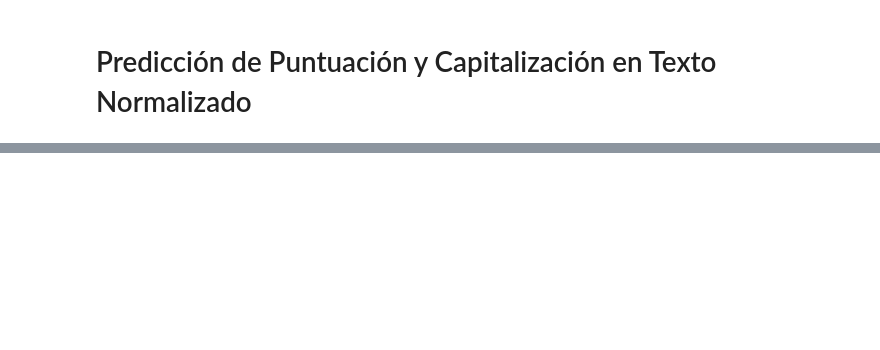
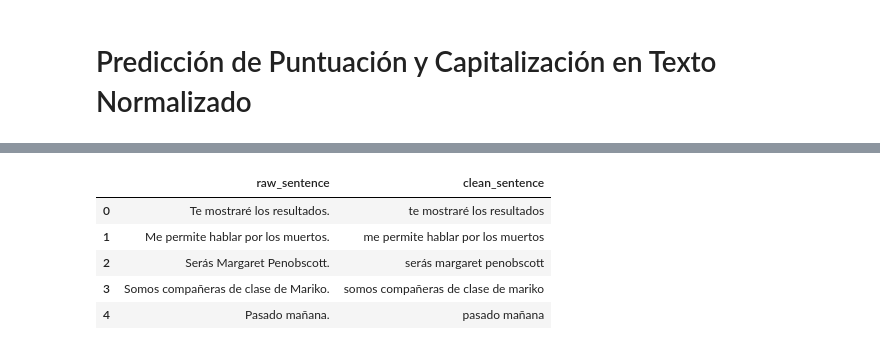
Before and after one commit to SantiDrelewicz/TP2AA, a Jupyter notebook: TP AA II.ipynb, the cells around one changed output, grey strips where cells are left out. Drawn from its saved outputs; the diff is of its cells as text; code cells hidden in the pictures; blank space fills up the shorter version.

```diff
--- a/TP AA II.ipynb
+++ b/TP AA II.ipynb
@@ -63,3 +36,6 @@ Please note that authentication is recommended but still optional to access publ
+# %%
+from transformers import BertTokenizerFast
+tokenizer_fast = BertTokenizerFast.from_pretrained("bert-base-multilingual-cased")
 # %%
 def capitalizacion_de_palabra(palabra: str) -> int:
     if palabra.islower(): return 0
@@ -168,0 +146,6 @@ dataset
+# %%
+INIT_PUNCT_MAP = {'': 0, '¿': 1}
+FINAL_PUNCT_MAP = {'': 0, ',': 1, '.': 2, '?': 3}
+CAP_MAP = {'lower': 0, 'title': 1, 'mixed': 2, 'upper': 3}
+df = tokenizar_con_etiquetas("¿Esperemos a todos los jugadorazos?", 1, tokenizer_fast)
+df
@@ -308,0 +567,70 @@ def train_epoch(model, dataloader, optimizer, criterion):
+# %%
+from transformers import BertTokenizer, BertModel
+import torch
+import re
+import pandas as pd
+import random
+from datasets import load_dataset
+from torch import nn
+
+RANDOM_SEED = 0
+def clean_text(text: str) -> str:
+    """
+    Lowercases and removes punctuation from the text, returning a "clean" version.
+    """
+    # remove leading/trailing whitespace
+    text = text.strip()
+    # lowercase
+    text = text.lower()
+    # remove punctuation (keep letters, numbers and spaces)
+    text = re.sub(r"[^\w\sáéíóúüñÁÉÍÓÚÜÑ]", "", text)
+    return text
+
+
+def cargar_dataset(
+    path: str,
+    tokenizer: BertTokenizerFast,
+    n_max_oraciones: int | None = None,
+    shuffle: bool = False,
+    random_seed: int = 0,
+    report_every: int = 500_000
+) -> pd.DataFrame:
+    """
+    Reads up to `n_max_oraciones` lines; optionally shuffles them;
+    tokenizes/labels in one pass (collecting into a list); logs
+    progress every `report_every` lines; then returns a DataFrame
+    with two columns:
+      - raw_sentence: original sentence (with punctuation & casing)
+      - clean_sentence: lowercase, punctuation-free version
+    """
+    # 1) load raw lines
+    with open(path, "r", encoding="utf-8") as f:
+        if n_max_oraciones:
+            raw_lines = [f.readline().rstrip("\n") for _ in range(n_max_oraciones)]
+        else:
+            raw_lines = [line.rstrip("\n") for line in f]
+
+    # 2) optional shuffle
+    if shuffle:
+        random.seed(random_seed)
+        random.shuffle(raw_lines)
+
+    # 3) build DataFrame rows
+    rows = []
+    for idx, raw in enumerate(raw_lines, start=1):
+        clean = clean_text(raw)
+        rows.append({
+            'raw_sentence': raw,
+            'clean_sentence': clean
+        })
+        if idx % report_every == 0:
+            print(f"… processed {idx} sentences")
+
+    # 4) assemble DataFrame
+    df = pd.DataFrame(rows)
+    print(f"Done: total sentences = {len(df)}")
+    return df
+
+df = cargar_dataset("es_419_validas.txt", tokenizer_fast, n_max_oraciones=150000)
+df.head()
+# %% [output]
@@ -308,0 +638,6 @@ def train_epoch(model, dataloader, optimizer, criterion):
+|  | raw_sentence | clean_sentence |
+| 0 | Te mostraré los resultados. | te mostraré los resultados |
+| 1 | Me permite hablar por los muertos. | me permite hablar por los muertos |
+| 2 | Serás Margaret Penobscott. | serás margaret penobscott |
+| 3 | Somos compañeras de clase de Mariko. | somos compañeras de clase de mariko |
+| 4 | Pasado mañana. | pasado mañana |
```
Also changed, not shown: parts of 25 cells of this notebook.
